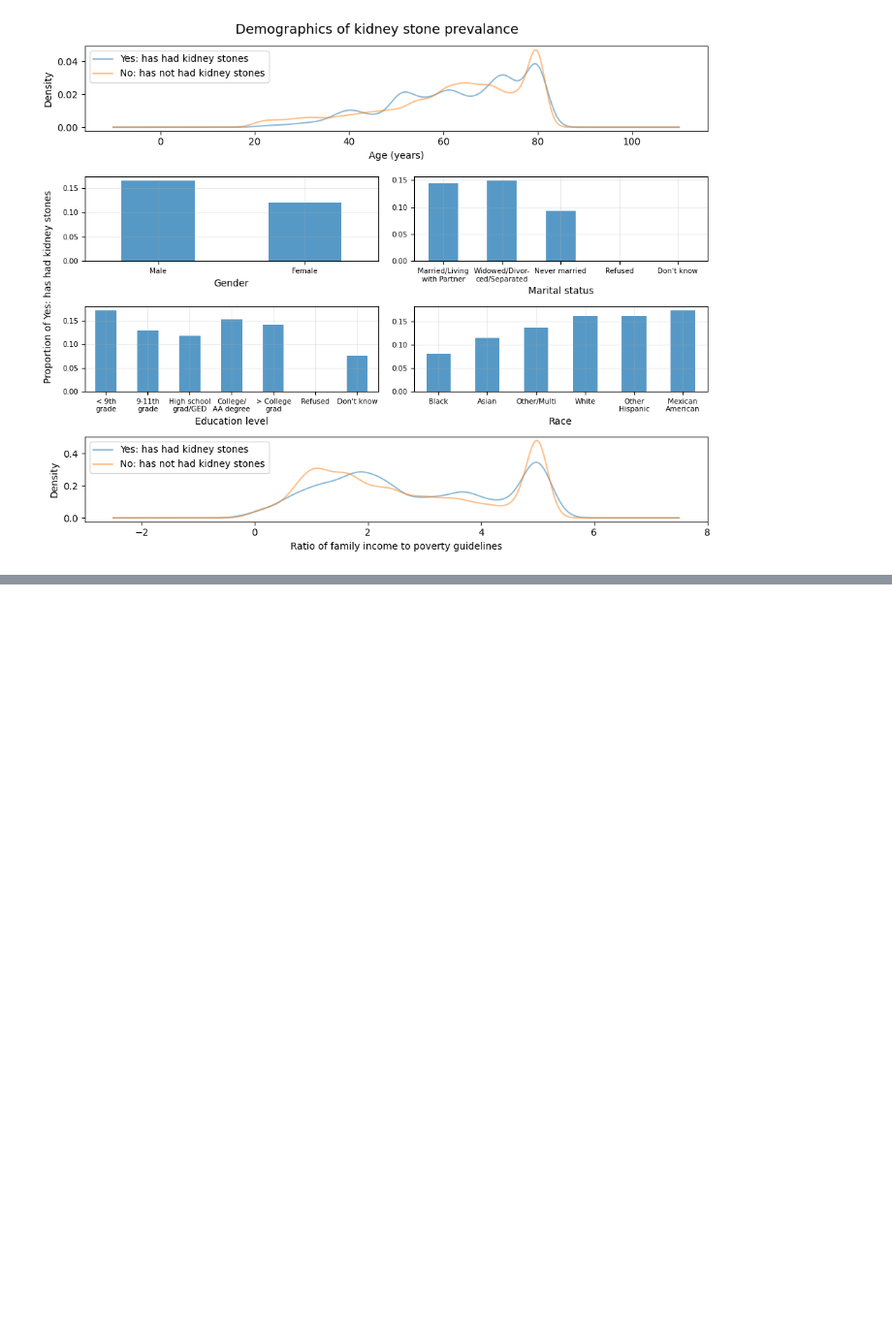
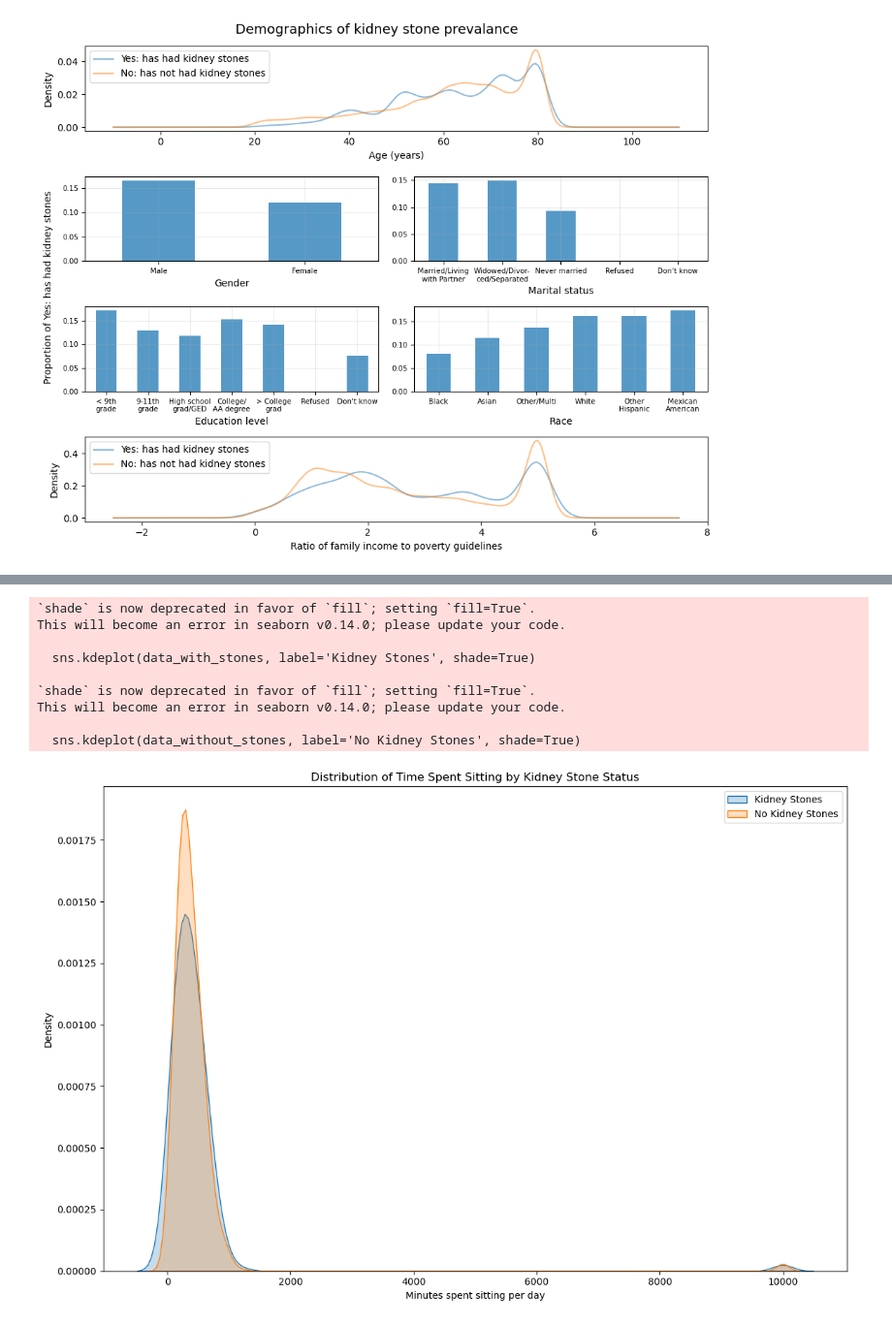
Before and after one commit to dvnguyen02/DATA301-Project, a Jupyter notebook: EDA/background-and-data.ipynb, the cells around one changed output, grey strips where cells are left out. Shown at 97% size. Saved outputs shown, nothing was run; the diff lists cells and outputs as text; code cells hidden in the pictures; blank space fills up the shorter version.

```diff
--- a/EDA/background-and-data.ipynb
+++ b/EDA/background-and-data.ipynb
@@ -378,2 +373,42 @@ plt.show()
+# %%
+
+# Assuming df is your dataframe
+time_spent = 'PAD680'  # Time spent sitting
+
+df_filtered = df
+
+# Replace 1 and 2 with "Yes" and "No" for kidney stones
+df_filtered['KIQ026'] = df_filtered['KIQ026'].astype(str).map({'1': 'Yes', '2': 'No'})
+
+# Create the plot
+plt.figure(figsize=(12, 8))
+
+# Separate data for those with and without kidney stones
+data_with_stones = df_filtered[df_filtered['KIQ026'] == 'Yes'][time_spent].dropna()
+data_without_stones = df_filtered[df_filtered['KIQ026'] == 'No'][time_spent].dropna()
+
+# Plot distributions
+sns.kdeplot(data_with_stones, label='Kidney Stones', shade=True)
+sns.kdeplot(data_without_stones, label='No Kidney Stones', shade=True)
+
+plt.xlabel('Minutes spent sitting per day')
+plt.ylabel('Density')
+plt.title('Distribution of Time Spent Sitting by Kidney Stone Status')
+plt.legend()
+
+plt.tight_layout()
+plt.savefig("../results/figures/time_spent_sitting_kidney_stones.png", dpi=300, bbox_inches='tight')
+plt.show()
+# %% [output]
+`shade` is now deprecated in favor of `fill`; setting `fill=True`.
+This will become an error in seaborn v0.14.0; please update your code.
+
+  sns.kdeplot(data_with_stones, label='Kidney Stones', shade=True)
+
+`shade` is now deprecated in favor of `fill`; setting `fill=True`.
+This will become an error in seaborn v0.14.0; please update your code.
+
+  sns.kdeplot(data_without_stones, label='No Kidney Stones', shade=True)
+[figure, added]
 # %%
 plt.close("all")
```
Also changed, not shown: parts of 4 cells of this notebook, 10 other files.
